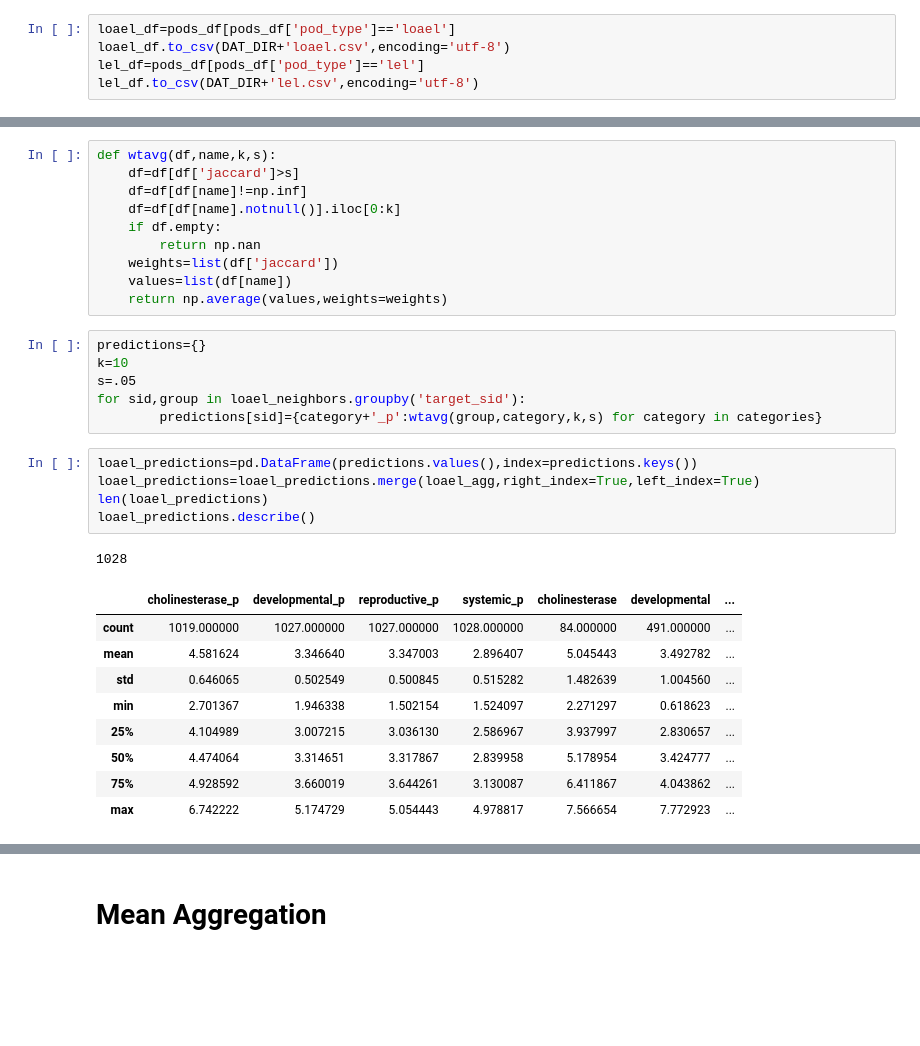
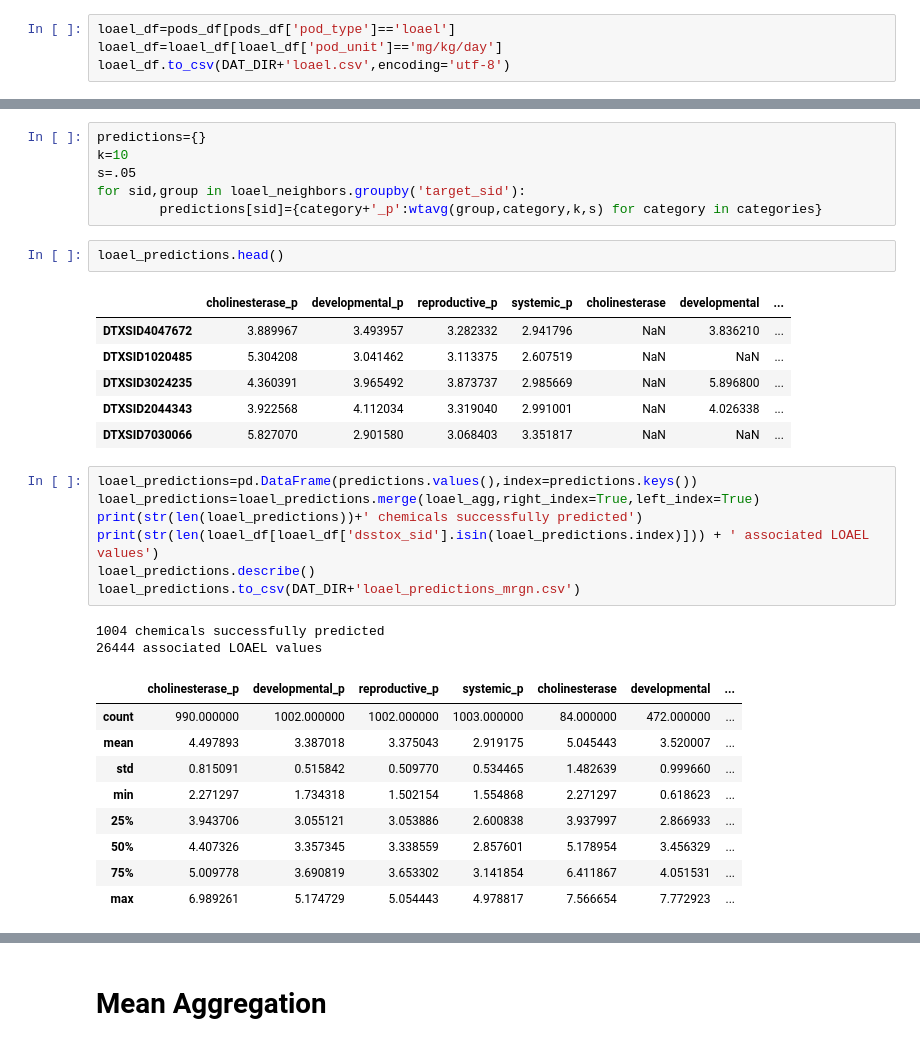
Before and after one commit to georgehelman/genra, a Jupyter notebook: notebooks/rax/rax-genra-toxref-data-mrgn.ipynb, the cells around one changed output, grey strips where cells are left out. Saved outputs shown, nothing was run; the diff lists cells and outputs as text; blank space fills up the shorter version.

```diff
--- a/notebooks/rax/rax-genra-toxref-data-mrgn.ipynb
+++ b/notebooks/rax/rax-genra-toxref-data-mrgn.ipynb
@@ -66,6 +70,5 @@ pods_df['mol_weight']=pods_df['dsstox_sid'].map(weights)
 pods_df['pod_value_LM']=-np.log10(pods_df['pod_value']/pods_df['mol_weight']/1000)
 # %%
 loael_df=pods_df[pods_df['pod_type']=='loael']
+loael_df=loael_df[loael_df['pod_unit']=='mg/kg/day']
 loael_df.to_csv(DAT_DIR+'loael.csv',encoding='utf-8')
-lel_df=pods_df[pods_df['pod_type']=='lel']
-lel_df.to_csv(DAT_DIR+'lel.csv',encoding='utf-8')
@@ -102,32 +138,34 @@ categories=list(loael_agg.columns.values)
-# %%
-def wtavg(df,name,k,s):
-    df=df[df['jaccard']>s]
-    df=df[df[name]!=np.inf]
-    df=df[df[name].notnull()].iloc[0:k]
-    if df.empty:
-        return np.nan
-    weights=list(df['jaccard'])
-    values=list(df[name])
-    return np.average(values,weights=weights)
 # %%
 predictions={}
 k=10
 s=.05
 for sid,group in loael_neighbors.groupby('target_sid'):
         predictions[sid]={category+'_p':wtavg(group,category,k,s) for category in categories}
+# %%
+loael_predictions.head()
+# %% [output]
+|  | cholinesterase_p | developmental_p | reproductive_p | systemic_p | cholinesterase | developmental | ... |
+| DTXSID4047672 | 3.889967 | 3.493957 | 3.282332 | 2.941796 | NaN | 3.836210 | ... |
+| DTXSID1020485 | 5.304208 | 3.041462 | 3.113375 | 2.607519 | NaN | NaN | ... |
+| DTXSID3024235 | 4.360391 | 3.965492 | 3.873737 | 2.985669 | NaN | 5.896800 | ... |
+| DTXSID2044343 | 3.922568 | 4.112034 | 3.319040 | 2.991001 | NaN | 4.026338 | ... |
+| DTXSID7030066 | 5.827070 | 2.901580 | 3.068403 | 3.351817 | NaN | NaN | ... |
 # %%
 loael_predictions=pd.DataFrame(predictions.values(),index=predictions.keys())
 loael_predictions=loael_predictions.merge(loael_agg,right_index=True,left_index=True)
-len(loael_predictions)
+print(str(len(loael_predictions))+' chemicals successfully predicted')
+print(str(len(loael_df[loael_df['dsstox_sid'].isin(loael_predictions.index)])) + ' associated LOAEL values')
 loael_predictions.describe()
+loael_predictions.to_csv(DAT_DIR+'loael_predictions_mrgn.csv')
 # %% [output]
-1028
+1004 chemicals successfully predicted
+26444 associated LOAEL values
 |  | cholinesterase_p | developmental_p | reproductive_p | systemic_p | cholinesterase | developmental | ... |
-| count | 1019.000000 | 1027.000000 | 1027.000000 | 1028.000000 | 84.000000 | 491.000000 | ... |
-| mean | 4.581624 | 3.346640 | 3.347003 | 2.896407 | 5.045443 | 3.492782 | ... |
-| std | 0.646065 | 0.502549 | 0.500845 | 0.515282 | 1.482639 | 1.004560 | ... |
-| min | 2.701367 | 1.946338 | 1.502154 | 1.524097 | 2.271297 | 0.618623 | ... |
-| 25% | 4.104989 | 3.007215 | 3.036130 | 2.586967 | 3.937997 | 2.830657 | ... |
-| 50% | 4.474064 | 3.314651 | 3.317867 | 2.839958 | 5.178954 | 3.424777 | ... |
-| 75% | 4.928592 | 3.660019 | 3.644261 | 3.130087 | 6.411867 | 4.043862 | ... |
-| max | 6.742222 | 5.174729 | 5.054443 | 4.978817 | 7.566654 | 7.772923 | ... |
+| count | 990.000000 | 1002.000000 | 1002.000000 | 1003.000000 | 84.000000 | 472.000000 | ... |
+| mean | 4.497893 | 3.387018 | 3.375043 | 2.919175 | 5.045443 | 3.520007 | ... |
+| std | 0.815091 | 0.515842 | 0.509770 | 0.534465 | 1.482639 | 0.999660 | ... |
+| min | 2.271297 | 1.734318 | 1.502154 | 1.554868 | 2.271297 | 0.618623 | ... |
+| 25% | 3.943706 | 3.055121 | 3.053886 | 2.600838 | 3.937997 | 2.866933 | ... |
+| 50% | 4.407326 | 3.357345 | 3.338559 | 2.857601 | 5.178954 | 3.456329 | ... |
+| 75% | 5.009778 | 3.690819 | 3.653302 | 3.141854 | 6.411867 | 4.051531 | ... |
+| max | 6.989261 | 5.174729 | 5.054443 | 4.978817 | 7.566654 | 7.772923 | ... |
```
Also changed, not shown: parts of 59 cells of this notebook, 3 other files.
